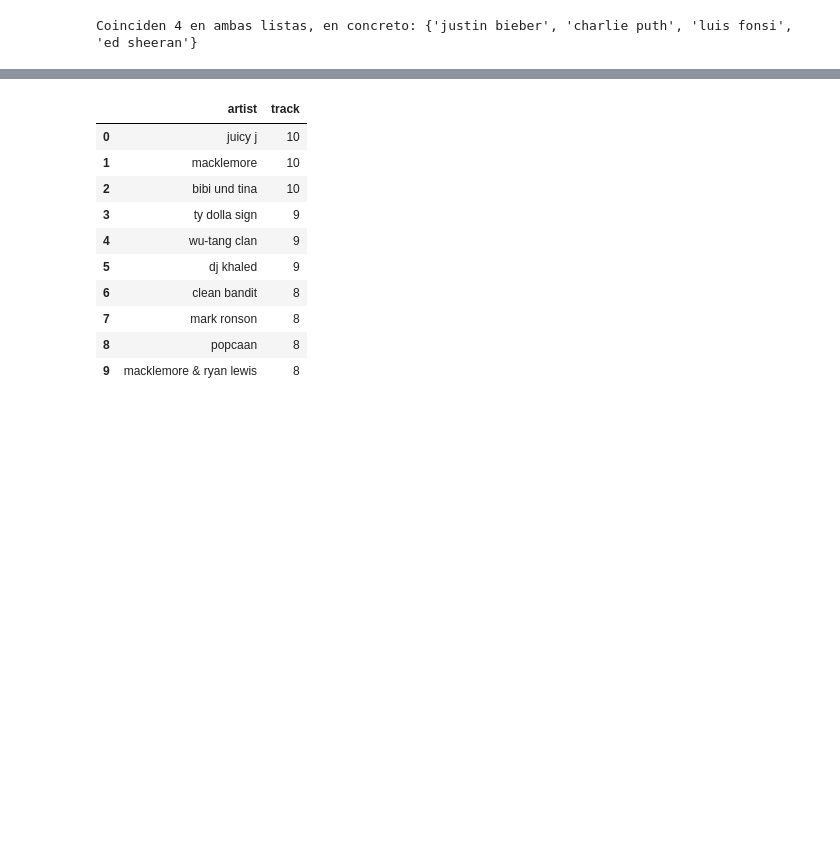
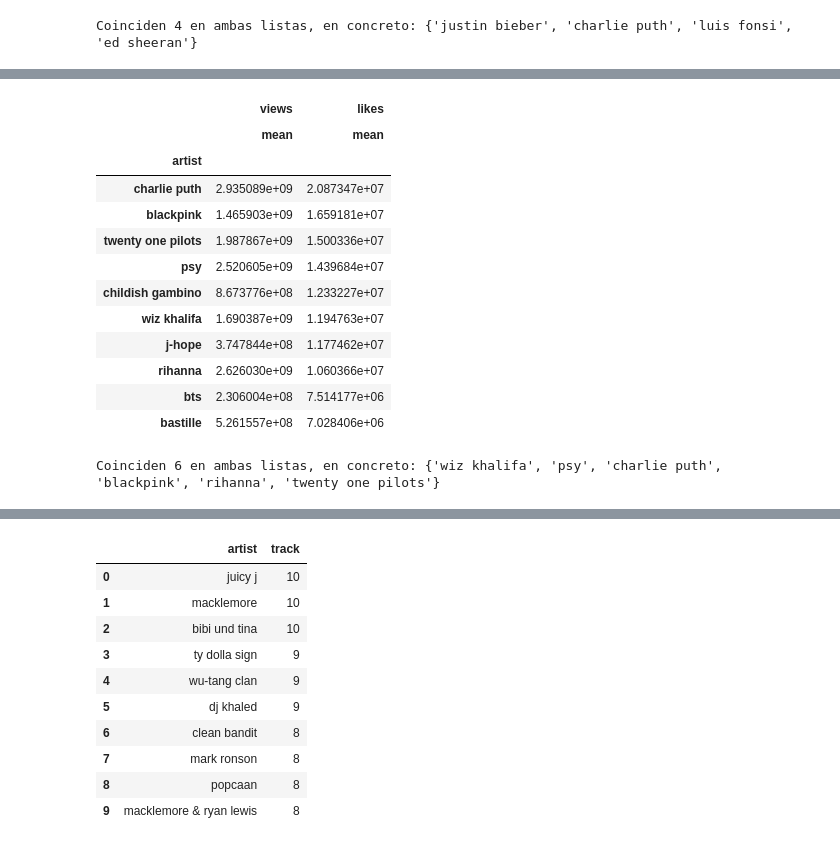
Before and after one commit to inesaag/promo-G-DA-modulo3-evaluacion-intermedia-Ines, a Jupyter notebook: ejercicios.ipynb, the cells around one changed output, grey strips where cells are left out. Saved outputs shown, nothing was run; the diff lists cells and outputs as text; code cells hidden in the pictures; blank space fills up the shorter version.

```diff
--- a/ejercicios.ipynb
+++ b/ejercicios.ipynb
@@ -397,3 +441,29 @@ Coinciden 4 en ambas listas, en concreto: {'justin bieber', 'charlie puth', 'lui
+# %%
+consulta3_single = consulta1_single.sort_values(by=('likes', 'mean'), ascending=False)
+top_10_likes_single = consulta3_single.head(10)
+top_10_likes_single
+# %% [output]
+|  | views | likes |
+|  | mean | mean |
+| artist |  |  |
+| charlie puth | 2.935089e+09 | 2.087347e+07 |
+| blackpink | 1.465903e+09 | 1.659181e+07 |
+| twenty one pilots | 1.987867e+09 | 1.500336e+07 |
+| psy | 2.520605e+09 | 1.439684e+07 |
+| childish gambino | 8.673776e+08 | 1.233227e+07 |
+| wiz khalifa | 1.690387e+09 | 1.194763e+07 |
+| j-hope | 3.747844e+08 | 1.177462e+07 |
+| rihanna | 2.626030e+09 | 1.060366e+07 |
+| bts | 2.306004e+08 | 7.514177e+06 |
+| bastille | 5.261557e+08 | 7.028406e+06 |
+# %%
+artistas_views_single = set(top_10_views_single.index.tolist()) #hago un set de artistas con cada resultado
+artistas_likes_single = set(top_10_likes_single.index.tolist())
+artistas_comun_single = artistas_views_single.intersection(artistas_likes_single)
+print(f'Coinciden {len(artistas_comun_single)} en ambas listas, en concreto: {artistas_comun_single}')
+#coinciden incluso más artistas si filtramos por single
+# %% [output]
+Coinciden 6 en ambas listas, en concreto: {'wiz khalifa', 'psy', 'charlie puth', 'blackpink', 'rihanna', 'twenty one pilots'}
 # %%
 #- Ahora queremos analizar la colaboración entre artistas en la industria musical, se tienen datos de las colaboraciones realizadas en los últimos años. Se desea conocer cuáles son los artistas que han colaborado en mayor cantidad de canciones y generar un *ranking* con los diez primeros. ¿Qué artistas con los que más colaboraciones tienen? Para esto tendréis que:
 #- Filtra los datos para quedarte solo con aquellos datos donde en la columna "track" tengamos "feat".
```
Also changed, not shown: parts of 3 cells of this notebook.
